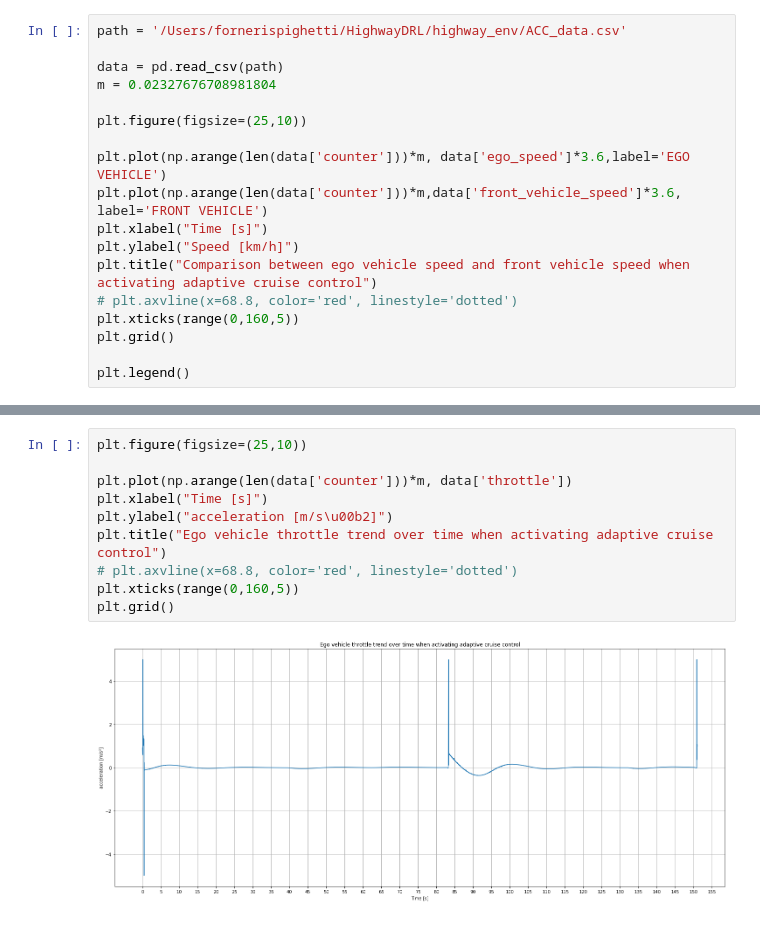
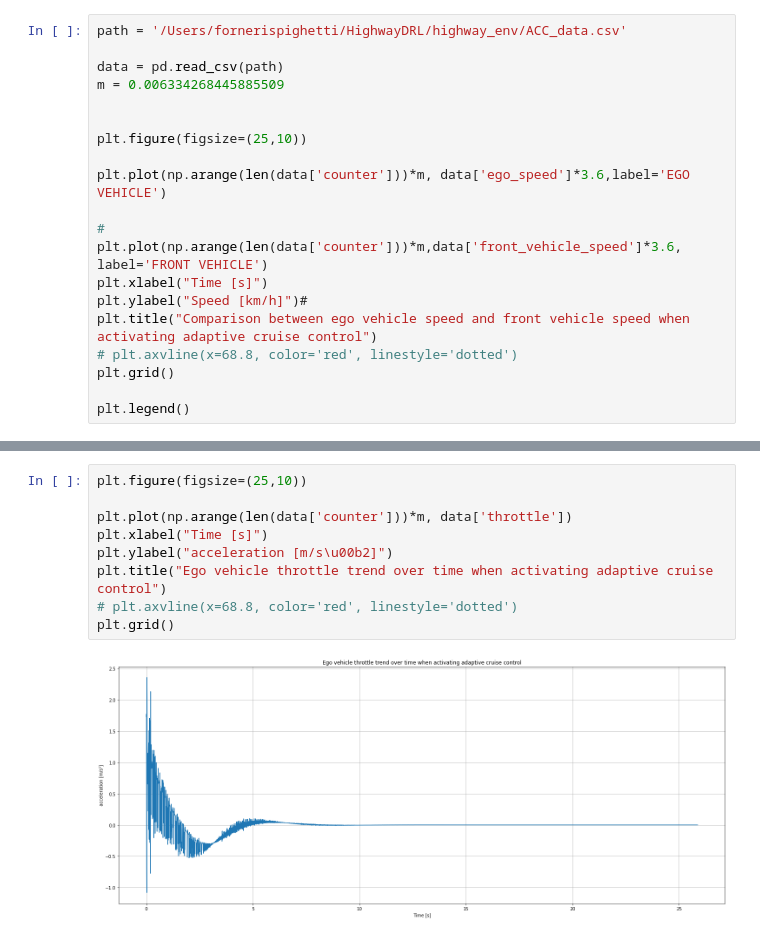
Before and after one commit to apighetti/HighLevelDM_HighwayDRL, a Jupyter notebook: notebooks/ACC_plots.ipynb, the cells around one changed output, grey strips where cells are left out. Saved outputs shown, nothing was run; the diff lists cells and outputs as text.

```diff
--- a/notebooks/ACC_plots.ipynb
+++ b/notebooks/ACC_plots.ipynb
@@ -6,17 +18,19 @@ import numpy as np
 path = '/Users/fornerispighetti/HighwayDRL/highway_env/ACC_data.csv'
 
 data = pd.read_csv(path)
-m = 0.02327676708981804
+m = 0.006334268445885509
+
 
 plt.figure(figsize=(25,10))
 
 plt.plot(np.arange(len(data['counter']))*m, data['ego_speed']*3.6,label='EGO VEHICLE')
+
+#
 plt.plot(np.arange(len(data['counter']))*m,data['front_vehicle_speed']*3.6, label='FRONT VEHICLE')
 plt.xlabel("Time [s]")
-plt.ylabel("Speed [km/h]")
+plt.ylabel("Speed [km/h]")#
 plt.title("Comparison between ego vehicle speed and front vehicle speed when activating adaptive cruise control")
 # plt.axvline(x=68.8, color='red', linestyle='dotted')
-plt.xticks(range(0,160,5))
 plt.grid()
 
 plt.legend()
@@ -38,15 +51,14 @@ plt.grid()
 # %%
 plt.figure(figsize=(25,10))
 
 plt.plot(np.arange(len(data['counter']))*m, data['throttle'])
 plt.xlabel("Time [s]")
 plt.ylabel("acceleration [m/s\u00b2]")
 plt.title("Ego vehicle throttle trend over time when activating adaptive cruise control")
 # plt.axvline(x=68.8, color='red', linestyle='dotted')
-plt.xticks(range(0,160,5))
 plt.grid()
 # %% [output]
-[figure, old version]
+[figure, new version]
 # %%
 plt.figure(figsize=(25,10))
 
```
Also changed, not shown: parts of 5 cells of this notebook, 41 other files.
